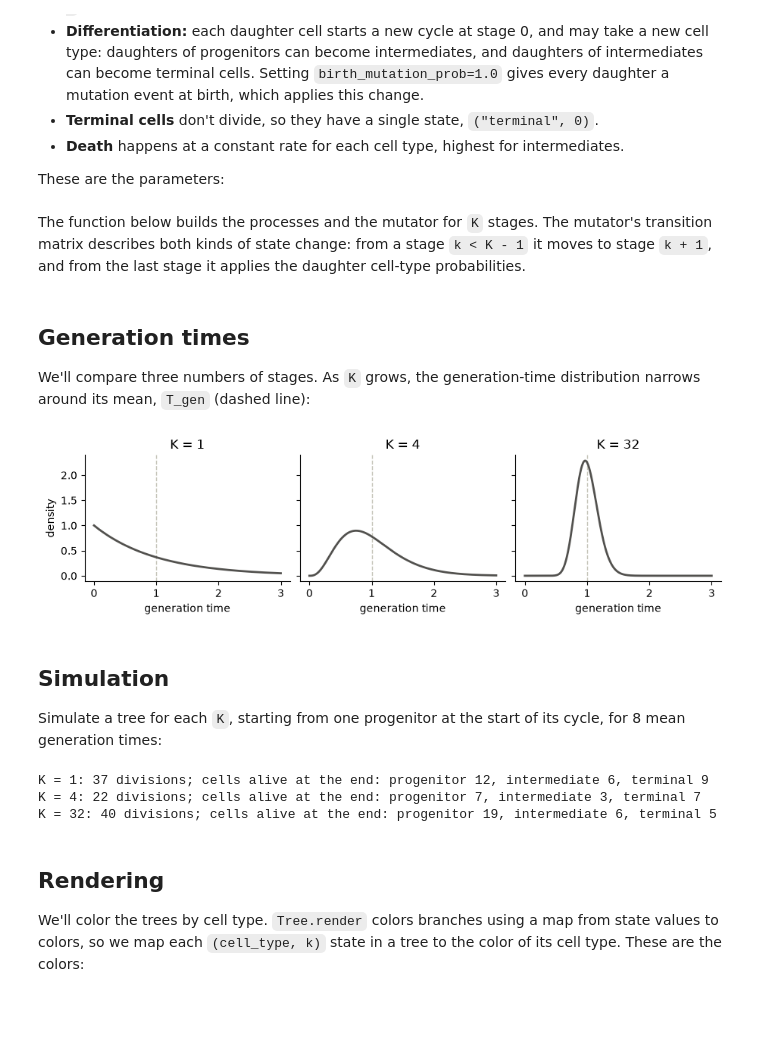
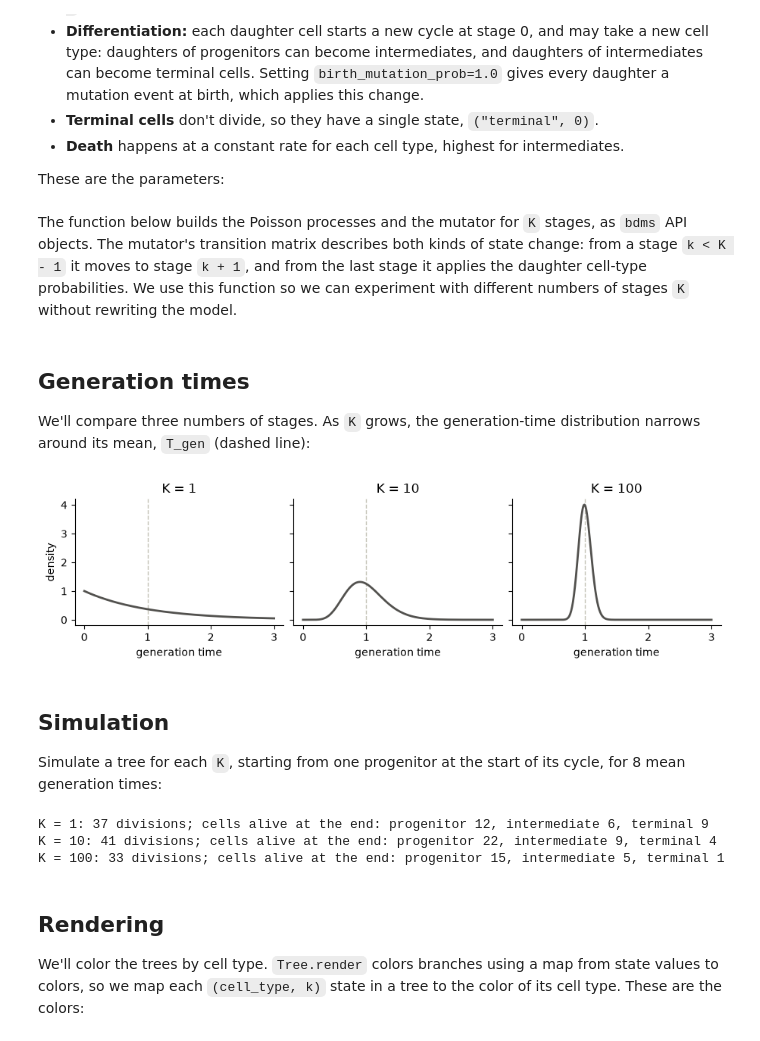
Before and after one commit to dewitt-lab/BDMS, a Jupyter notebook: docs/notebooks/hierarchical_states.ipynb, the cells around one changed output. Cells and saved outputs as stored; diff of their text form; code cells hidden in the pictures; blank space fills up the shorter version.

```diff
--- a/docs/notebooks/hierarchical_states.ipynb
+++ b/docs/notebooks/hierarchical_states.ipynb
@@ -38,8 +36,9 @@ fate_probs = {
 }
 death_rates = {"progenitor": 0.05, "intermediate": 0.5, "terminal": 0.2}
 # %% [markdown]
-The function below builds the processes and the mutator for `K` stages.
+The function below builds the Poisson processes and the mutator for `K` stages, as `bdms` API objects.
 The mutator's transition matrix describes both kinds of state change: from a stage `k < K - 1` it moves to stage `k + 1`, and from the last stage it applies the daughter cell-type probabilities.
+We use this function so we can experiment with different numbers of stages `K` without rewriting the model.
 # %%
 def cell_cycle_model(K):
     """Return the arguments to Tree.evolve for a cell cycle with K stages."""
@@ -86,24 +85,24 @@ def cell_cycle_model(K):
 We'll compare three numbers of stages.
 As `K` grows, the generation-time distribution narrows around its mean, `T_gen` (dashed line):
 # %%
-Ks = (1, 4, 32)
+Ks = (1, 10, 100)
 ink = "#52514e"  # color for data
 reference = "#c3c2b7"  # color for reference lines
 
 t = np.linspace(0, 3 * T_gen, 400)
 fig, axes = plt.subplots(
     1, len(Ks), figsize=(9, 2.4), sharex=True, sharey=True, layout="constrained"
 )
 for ax, K in zip(axes, Ks):
     ax.plot(t, scipy.stats.gamma(a=K, scale=T_gen / K).pdf(t), color=ink, lw=2)
     ax.axvline(T_gen, color=reference, lw=1, ls="--", zorder=0)
     ax.set_title(f"K = {K}")
     ax.set_xlabel("generation time")
     ax.spines[["top", "right"]].set_visible(False)
 axes[0].set_ylabel("density")
 plt.show()
 # %% [output]
-[figure, old version]
+[figure, new version]
 # %% [markdown]
 ## Simulation
 
@@ -124,8 +123,8 @@ for K in Ks:
     print(f"K = {K}: {divisions} divisions; cells alive at the end: {counts}")
 # %% [output]
 K = 1: 37 divisions; cells alive at the end: progenitor 12, intermediate 6, terminal 9
-K = 4: 22 divisions; cells alive at the end: progenitor 7, intermediate 3, terminal 7
-K = 32: 40 divisions; cells alive at the end: progenitor 19, intermediate 6, terminal 5
+K = 10: 41 divisions; cells alive at the end: progenitor 22, intermediate 9, terminal 4
+K = 100: 33 divisions; cells alive at the end: progenitor 15, intermediate 5, terminal 1
 # %% [markdown]
 ## Rendering
 
```
Also changed, not shown: parts of 8 cells of this notebook.
